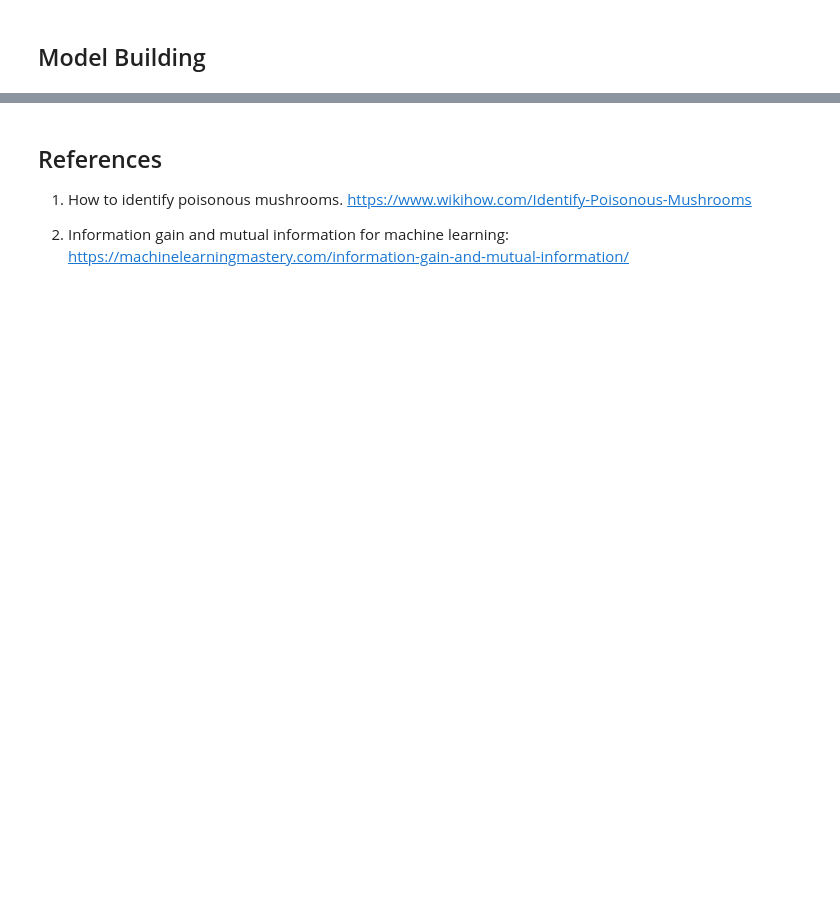
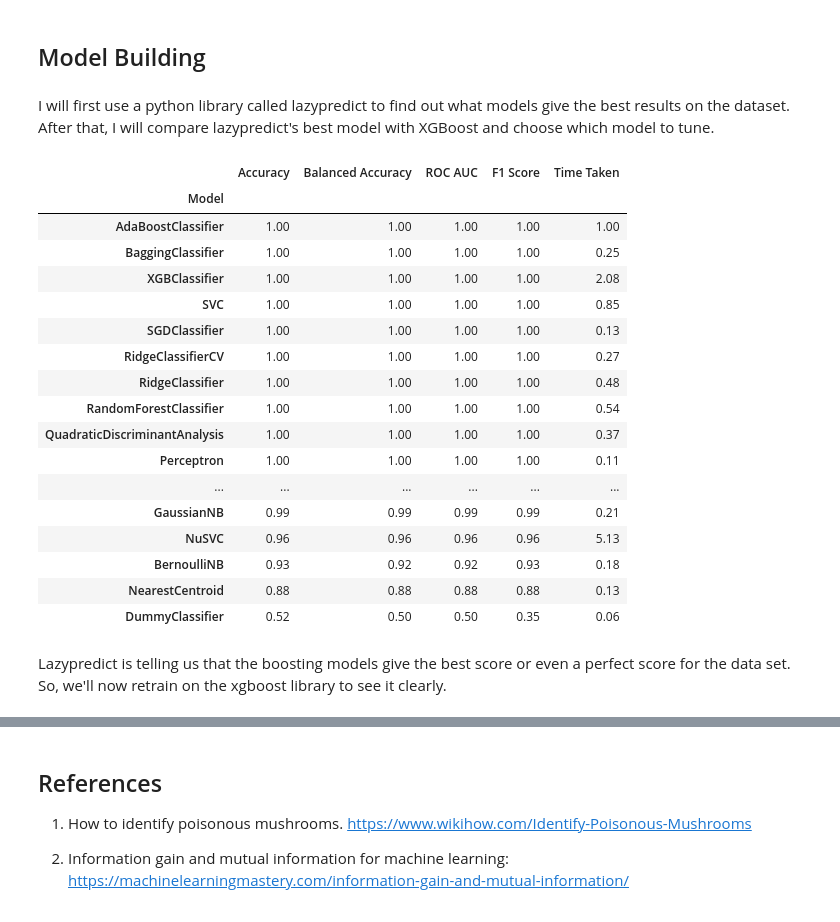
Before and after one commit to Emekadavid/mushroom-classification, a Jupyter notebook: notebook.ipynb, the cells around one changed output, grey strips where cells are left out. Cells and saved outputs as stored; diff of their text form; code cells hidden in the pictures; blank space fills up the shorter version.

Commit message:
built final model

```diff
--- a/notebook.ipynb
+++ b/notebook.ipynb
@@ -403,2 +415,45 @@ f'The number of columns in the train data frame is {train_df.shape[1]}.'
+# %%
+# dictvectorizer object
+dv = DictVectorizer(sparse=False)
+
+# train data frame OHE
+train_dict = train_df.to_dict(orient="records")
+X_train = dv.fit_transform(train_dict)
+
+# val data frame for OHE
+val_dict = val_df.to_dict(orient="records")
+X_val = dv.transform(val_dict)
+
+# test datafra,e for OHE
+test_dict = test_df.to_dict(orient="records")
+X_test = dv.transform(test_dict)
 # %% [markdown]
 ## Model Building
+# %% [markdown]
+I will first use a python library called lazypredict to find out what models give the best results on the dataset. After that, I will compare lazypredict's best model with XGBoost and choose which model to tune.
+# %%
+# instantiating the lazy classifier object
+clf = LazyClassifier(verbose=0,ignore_warnings=True, custom_metric=None)
+models,predictions = clf.fit(X_train, X_val, y_train, y_val)
+models
+# %% [output]
+|  | Accuracy | Balanced Accuracy | ROC AUC | F1 Score | Time Taken |
+| Model |  |  |  |  |  |
+| AdaBoostClassifier | 1.00 | 1.00 | 1.00 | 1.00 | 1.00 |
+| BaggingClassifier | 1.00 | 1.00 | 1.00 | 1.00 | 0.25 |
+| XGBClassifier | 1.00 | 1.00 | 1.00 | 1.00 | 2.08 |
+| SVC | 1.00 | 1.00 | 1.00 | 1.00 | 0.85 |
+| SGDClassifier | 1.00 | 1.00 | 1.00 | 1.00 | 0.13 |
+| RidgeClassifierCV | 1.00 | 1.00 | 1.00 | 1.00 | 0.27 |
+| RidgeClassifier | 1.00 | 1.00 | 1.00 | 1.00 | 0.48 |
+| RandomForestClassifier | 1.00 | 1.00 | 1.00 | 1.00 | 0.54 |
+| QuadraticDiscriminantAnalysis | 1.00 | 1.00 | 1.00 | 1.00 | 0.37 |
+| Perceptron | 1.00 | 1.00 | 1.00 | 1.00 | 0.11 |
+| ... | ... | ... | ... | ... | ... |
+| GaussianNB | 0.99 | 0.99 | 0.99 | 0.99 | 0.21 |
+| NuSVC | 0.96 | 0.96 | 0.96 | 0.96 | 5.13 |
+| BernoulliNB | 0.93 | 0.92 | 0.92 | 0.93 | 0.18 |
+| NearestCentroid | 0.88 | 0.88 | 0.88 | 0.88 | 0.13 |
+| DummyClassifier | 0.52 | 0.50 | 0.50 | 0.35 | 0.06 |
+# %% [markdown]
+Lazypredict is telling us that the boosting models give the best score or even a perfect score for the data set. So, we'll now retrain on the xgboost library to see it clearly.
```
Also changed, not shown: parts of 18 cells of this notebook, 1 other file.
